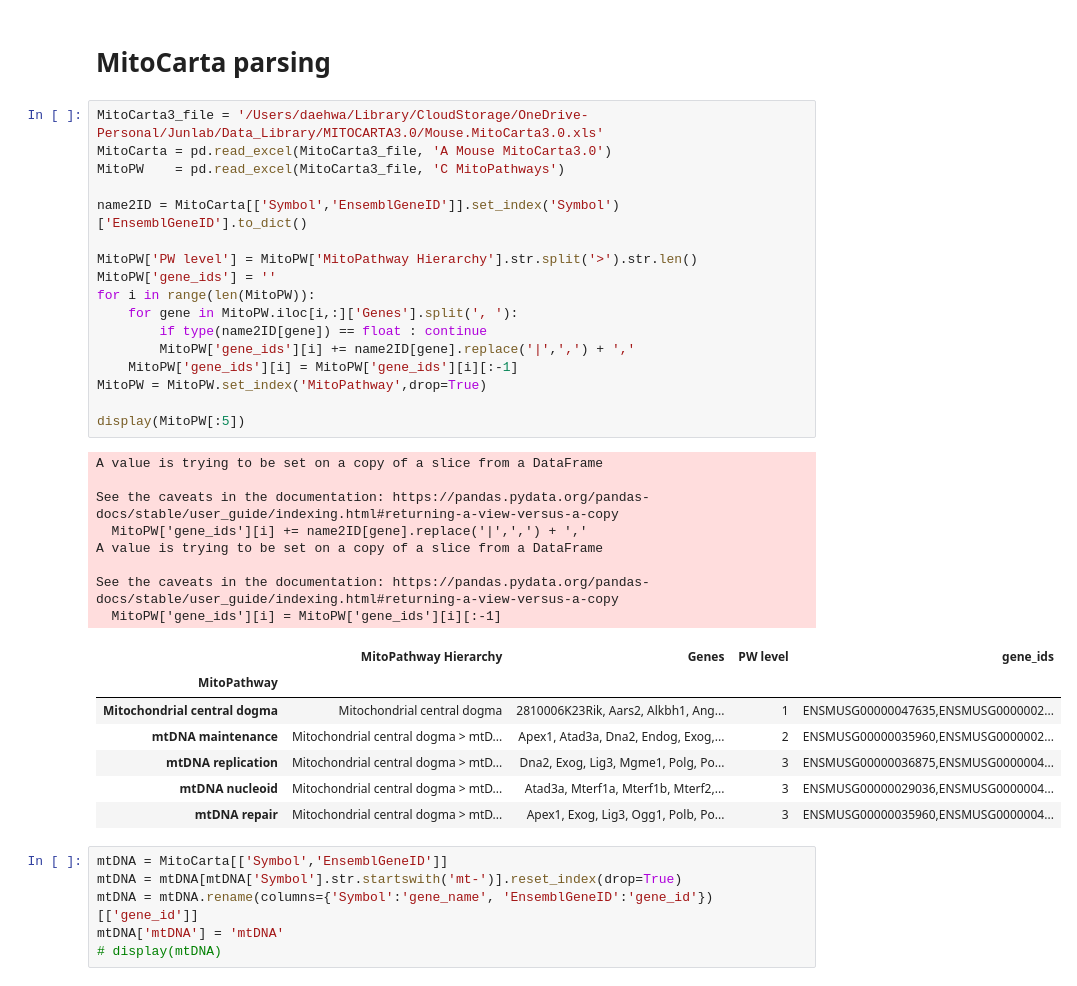
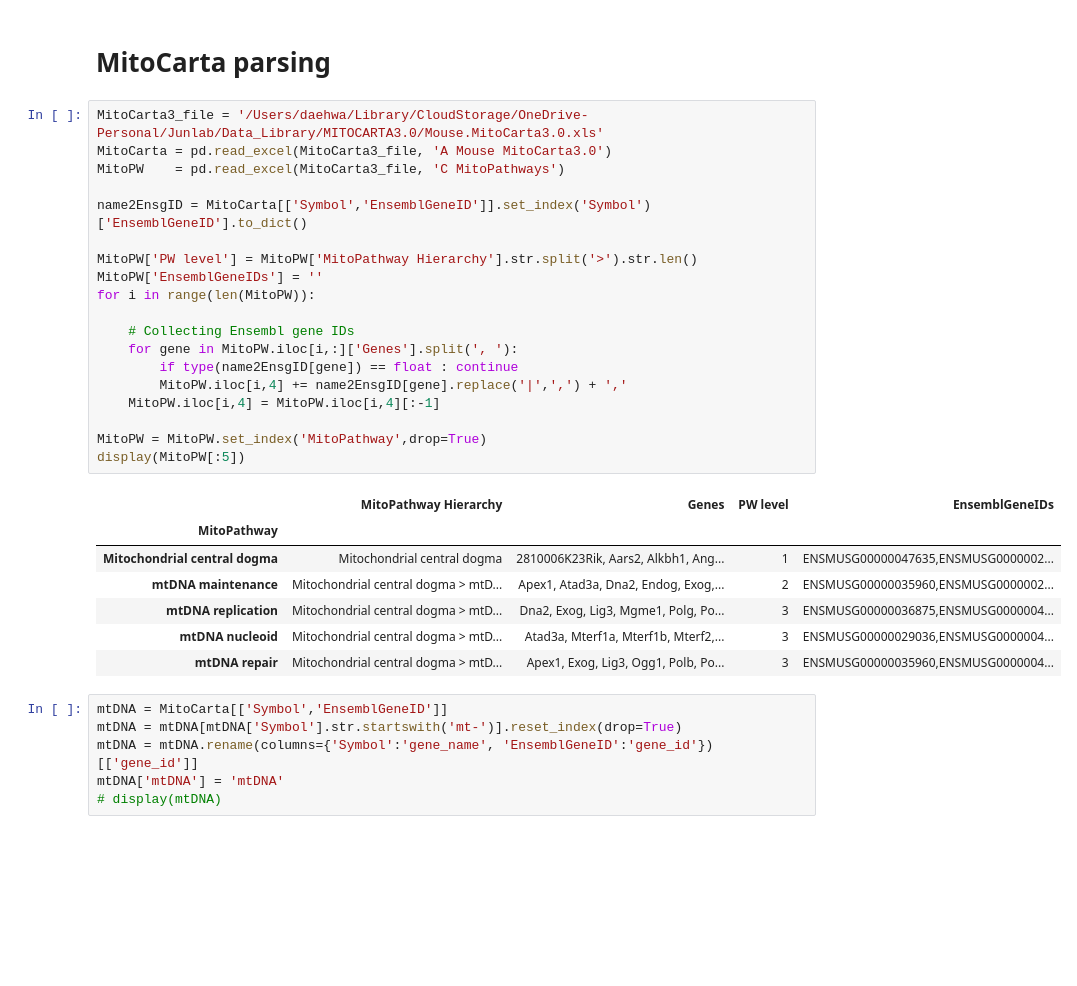
Before and after one commit to DaehwaYoun/Beige_Ad, a Jupyter notebook: Results/Plots/Mitochondria/violin_box_kde/OXPHOS_complex/v20240811/OXPHOS_RDlogFC_strip-point.ipynb, the cells around one changed output. Cells and saved outputs as stored; diff of their text form; blank space fills up the shorter version.

```diff
--- a/Results/Plots/Mitochondria/violin_box_kde/OXPHOS_complex/v20240811/OXPHOS_RDlogFC_strip-point.ipynb
+++ b/Results/Plots/Mitochondria/violin_box_kde/OXPHOS_complex/v20240811/OXPHOS_RDlogFC_strip-point.ipynb
@@ -32,30 +32,24 @@ mpl.rcParams['axes.linewidth'] = 0.5
 # %%
 MitoCarta3_file = '/Users/daehwa/Library/CloudStorage/OneDrive-Personal/Junlab/Data_Library/MITOCARTA3.0/Mouse.MitoCarta3.0.xls'
 MitoCarta = pd.read_excel(MitoCarta3_file, 'A Mouse MitoCarta3.0')
 MitoPW    = pd.read_excel(MitoCarta3_file, 'C MitoPathways')
 
-name2ID = MitoCarta[['Symbol','EnsemblGeneID']].set_index('Symbol')['EnsemblGeneID'].to_dict()
+name2EnsgID = MitoCarta[['Symbol','EnsemblGeneID']].set_index('Symbol')['EnsemblGeneID'].to_dict()
 
 MitoPW['PW level'] = MitoPW['MitoPathway Hierarchy'].str.split('>').str.len()
-MitoPW['gene_ids'] = ''
+MitoPW['EnsemblGeneIDs'] = ''
 for i in range(len(MitoPW)):
+
+    # Collecting Ensembl gene IDs
     for gene in MitoPW.iloc[i,:]['Genes'].split(', '):
-        if type(name2ID[gene]) == float : continue
-        MitoPW['gene_ids'][i] += name2ID[gene].replace('|',',') + ','
-    MitoPW['gene_ids'][i] = MitoPW['gene_ids'][i][:-1]
+        if type(name2EnsgID[gene]) == float : continue
+        MitoPW.iloc[i,4] += name2EnsgID[gene].replace('|',',') + ','
+    MitoPW.iloc[i,4] = MitoPW.iloc[i,4][:-1]
+
 MitoPW = MitoPW.set_index('MitoPathway',drop=True)
-
 display(MitoPW[:5])
 # %% [output]
-A value is trying to be set on a copy of a slice from a DataFrame
-
-See the caveats in the documentation: https://pandas.pydata.org/pandas-docs/stable/user_guide/indexing.html#returning-a-view-versus-a-copy
-  MitoPW['gene_ids'][i] += name2ID[gene].replace('|',',') + ','
-A value is trying to be set on a copy of a slice from a DataFrame
-
-See the caveats in the documentation: https://pandas.pydata.org/pandas-docs/stable/user_guide/indexing.html#returning-a-view-versus-a-copy
-  MitoPW['gene_ids'][i] = MitoPW['gene_ids'][i][:-1]
-|  | MitoPathway Hierarchy | Genes | PW level | gene_ids |
+|  | MitoPathway Hierarchy | Genes | PW level | EnsemblGeneIDs |
 | MitoPathway |  |  |  |  |
 | Mitochondrial central dogma | Mitochondrial central dogma | 2810006K23Rik, Aars2, Alkbh1, Ang... | 1 | ENSMUSG00000047635,ENSMUSG0000002... |
 | mtDNA maintenance | Mitochondrial central dogma > mtD... | Apex1, Atad3a, Dna2, Endog, Exog,... | 2 | ENSMUSG00000035960,ENSMUSG0000002... |
```
Also changed, not shown: parts of 8 cells of this notebook, 1 other file.
